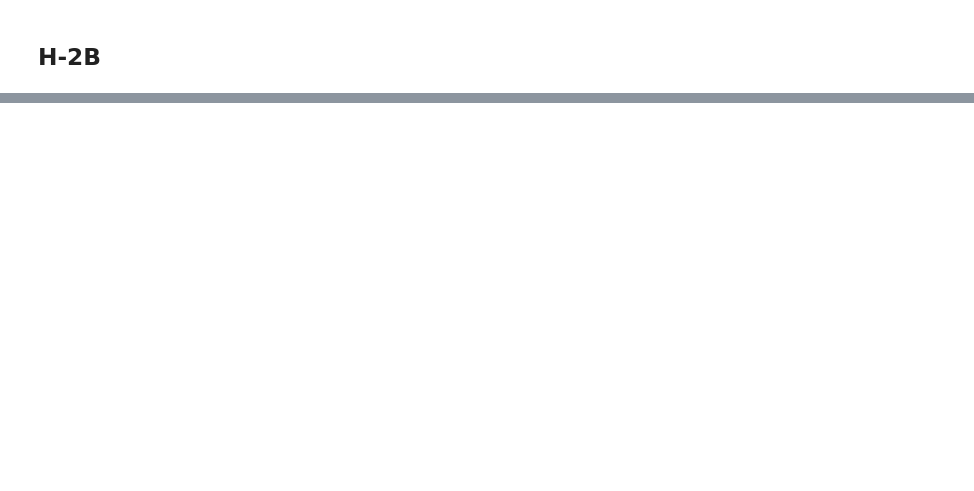
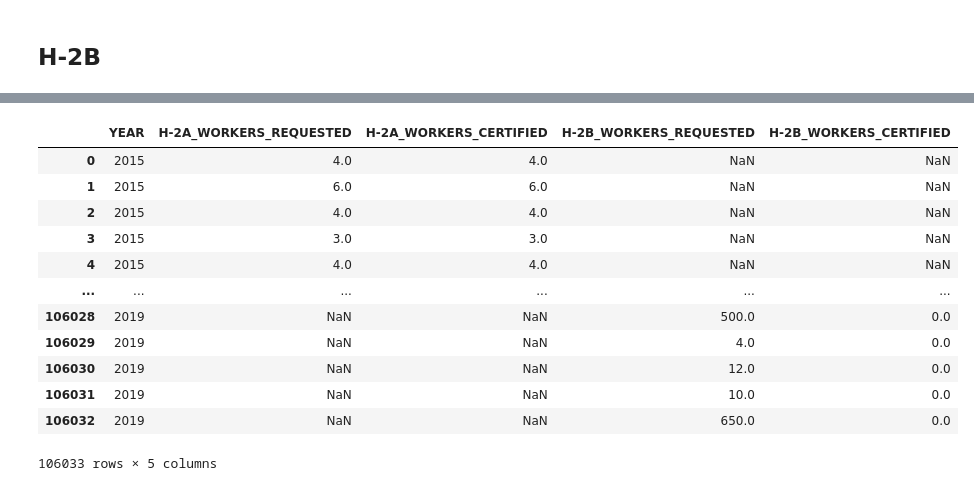
Before and after one commit to persistence-of-time/data-journalism-final-data-analysis, a Jupyter notebook: h-2a-h-2b_guest_worker_program_visa_analisys_2015-2022q2.ipynb, the cells around one changed output, grey strips where cells are left out. Saved outputs shown, nothing was run; the diff lists cells and outputs as text; code cells hidden in the pictures; blank space fills up the shorter version.

```diff
--- a/h-2a-h-2b_guest_worker_program_visa_analisys_2015-2022q2.ipynb
+++ b/h-2a-h-2b_guest_worker_program_visa_analisys_2015-2022q2.ipynb
@@ -485,0 +488,20 @@ memory usage: 957.3+ KB
+# %%
+#Lets combine both visas here for the range:
+
+h2ab_2015to2019 = pd.concat([h2a_2015to2019, h2b_2015to2019], ignore_index=True)
+
+h2ab_2015to2019
+# %% [output]
+|  | YEAR | H-2A_WORKERS_REQUESTED | H-2A_WORKERS_CERTIFIED | H-2B_WORKERS_REQUESTED | H-2B_WORKERS_CERTIFIED |
+| 0 | 2015 | 4.0 | 4.0 | NaN | NaN |
+| 1 | 2015 | 6.0 | 6.0 | NaN | NaN |
+| 2 | 2015 | 4.0 | 4.0 | NaN | NaN |
+| 3 | 2015 | 3.0 | 3.0 | NaN | NaN |
+| 4 | 2015 | 4.0 | 4.0 | NaN | NaN |
+| ... | ... | ... | ... | ... | ... |
+| 106028 | 2019 | NaN | NaN | 500.0 | 0.0 |
+| 106029 | 2019 | NaN | NaN | 4.0 | 0.0 |
+| 106030 | 2019 | NaN | NaN | 12.0 | 0.0 |
+| 106031 | 2019 | NaN | NaN | 10.0 | 0.0 |
+| 106032 | 2019 | NaN | NaN | 650.0 | 0.0 |
+106033 rows × 5 columns
```
Also changed, not shown: parts of 78 cells of this notebook.
